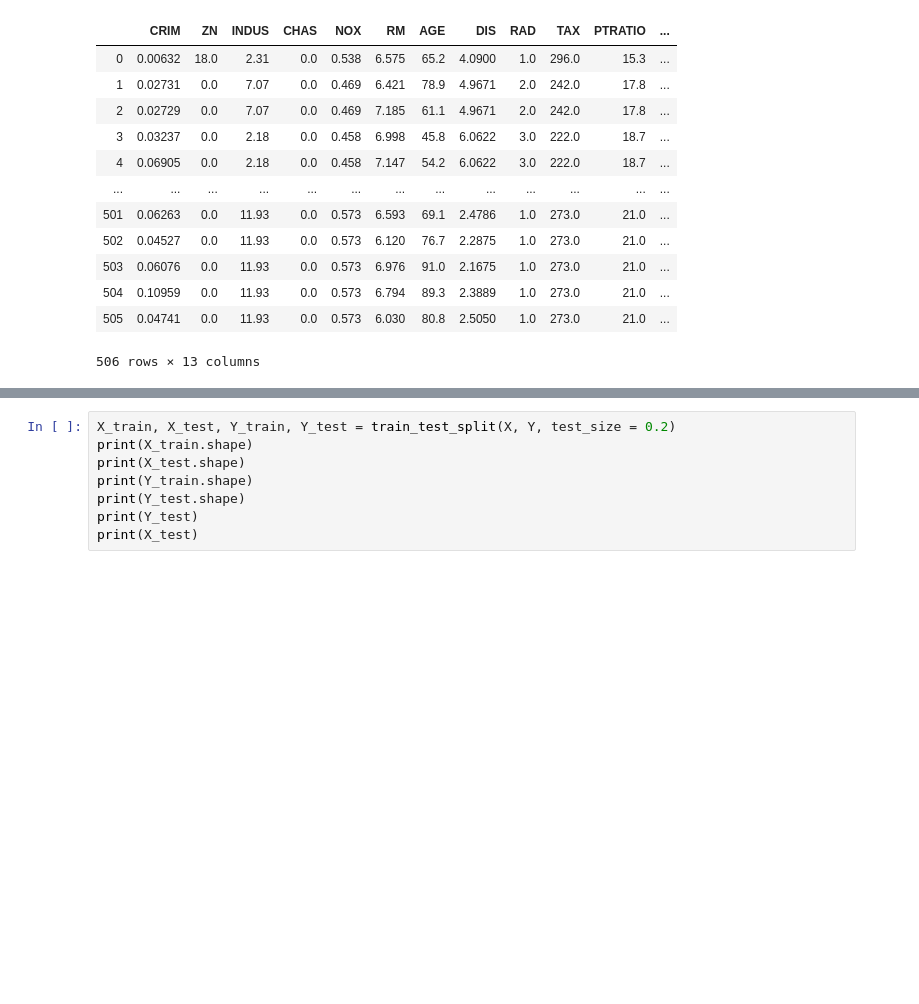
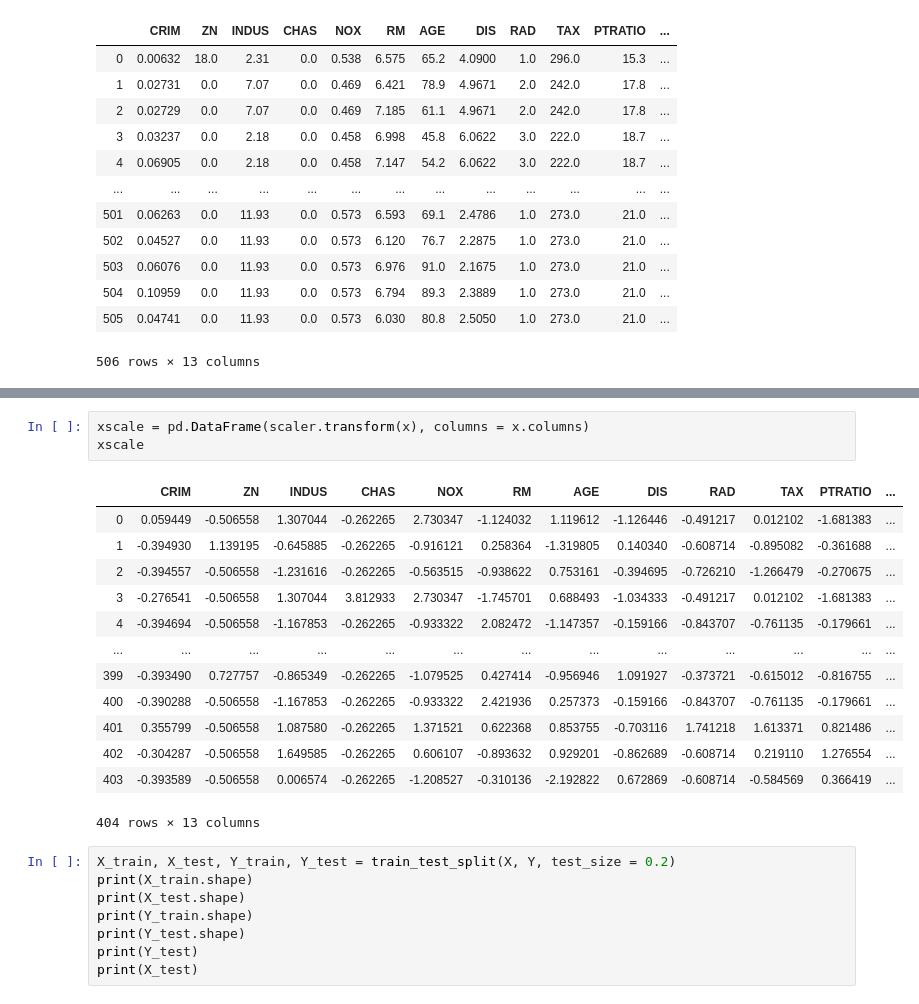
Before and after one commit to Hudsonsue/machine-learning, a Jupyter notebook: Machine Learning - Assessment.ipynb, the cells around one changed output, grey strips where cells are left out. Cells and saved outputs as stored; diff of their text form; blank space fills up the shorter version.

```diff
--- a/Machine Learning - Assessment.ipynb
+++ b/Machine Learning - Assessment.ipynb
@@ -264,3 +314,20 @@ Name: MEDV, Length: 506, dtype: float64
+# %%
+xscale = pd.DataFrame(scaler.transform(x), columns = x.columns)
+xscale
+# %% [output]
+|  | CRIM | ZN | INDUS | CHAS | NOX | RM | AGE | DIS | RAD | TAX | PTRATIO | ... |
+| 0 | 0.059449 | -0.506558 | 1.307044 | -0.262265 | 2.730347 | -1.124032 | 1.119612 | -1.126446 | -0.491217 | 0.012102 | -1.681383 | ... |
+| 1 | -0.394930 | 1.139195 | -0.645885 | -0.262265 | -0.916121 | 0.258364 | -1.319805 | 0.140340 | -0.608714 | -0.895082 | -0.361688 | ... |
+| 2 | -0.394557 | -0.506558 | -1.231616 | -0.262265 | -0.563515 | -0.938622 | 0.753161 | -0.394695 | -0.726210 | -1.266479 | -0.270675 | ... |
+| 3 | -0.276541 | -0.506558 | 1.307044 | 3.812933 | 2.730347 | -1.745701 | 0.688493 | -1.034333 | -0.491217 | 0.012102 | -1.681383 | ... |
+| 4 | -0.394694 | -0.506558 | -1.167853 | -0.262265 | -0.933322 | 2.082472 | -1.147357 | -0.159166 | -0.843707 | -0.761135 | -0.179661 | ... |
+| ... | ... | ... | ... | ... | ... | ... | ... | ... | ... | ... | ... | ... |
+| 399 | -0.393490 | 0.727757 | -0.865349 | -0.262265 | -1.079525 | 0.427414 | -0.956946 | 1.091927 | -0.373721 | -0.615012 | -0.816755 | ... |
+| 400 | -0.390288 | -0.506558 | -1.167853 | -0.262265 | -0.933322 | 2.421936 | 0.257373 | -0.159166 | -0.843707 | -0.761135 | -0.179661 | ... |
+| 401 | 0.355799 | -0.506558 | 1.087580 | -0.262265 | 1.371521 | 0.622368 | 0.853755 | -0.703116 | 1.741218 | 1.613371 | 0.821486 | ... |
+| 402 | -0.304287 | -0.506558 | 1.649585 | -0.262265 | 0.606107 | -0.893632 | 0.929201 | -0.862689 | -0.608714 | 0.219110 | 1.276554 | ... |
+| 403 | -0.393589 | -0.506558 | 0.006574 | -0.262265 | -1.208527 | -0.310136 | -2.192822 | 0.672869 | -0.608714 | -0.584569 | 0.366419 | ... |
+404 rows × 13 columns
 # %%
 X_train, X_test, Y_train, Y_test = train_test_split(X, Y, test_size = 0.2)
 print(X_train.shape)
```
Also changed, not shown: parts of 14 cells of this notebook.
